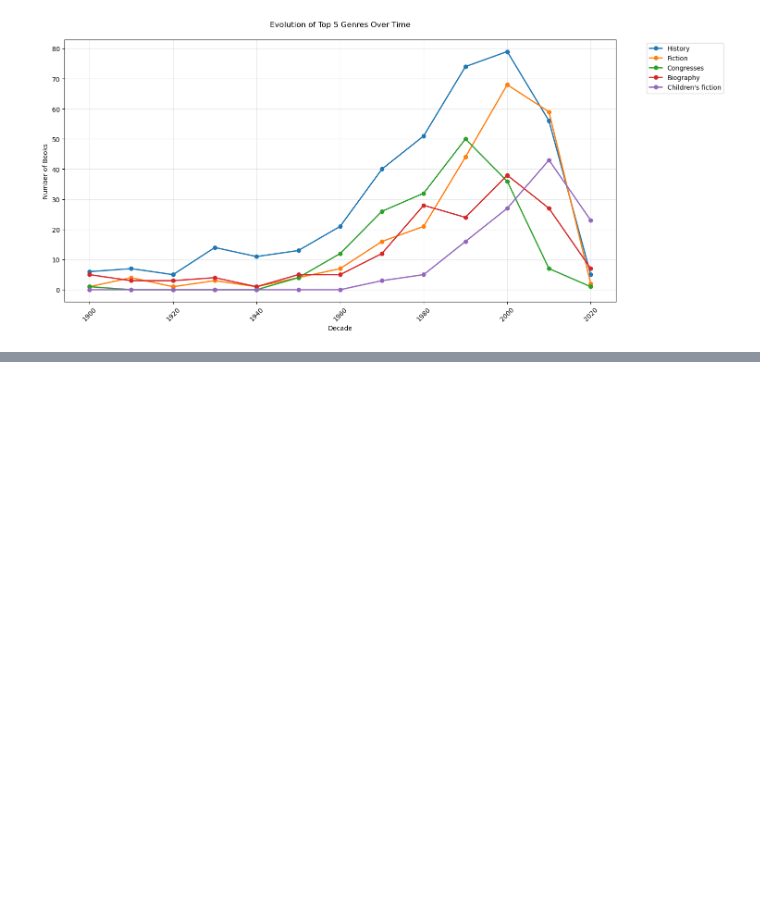
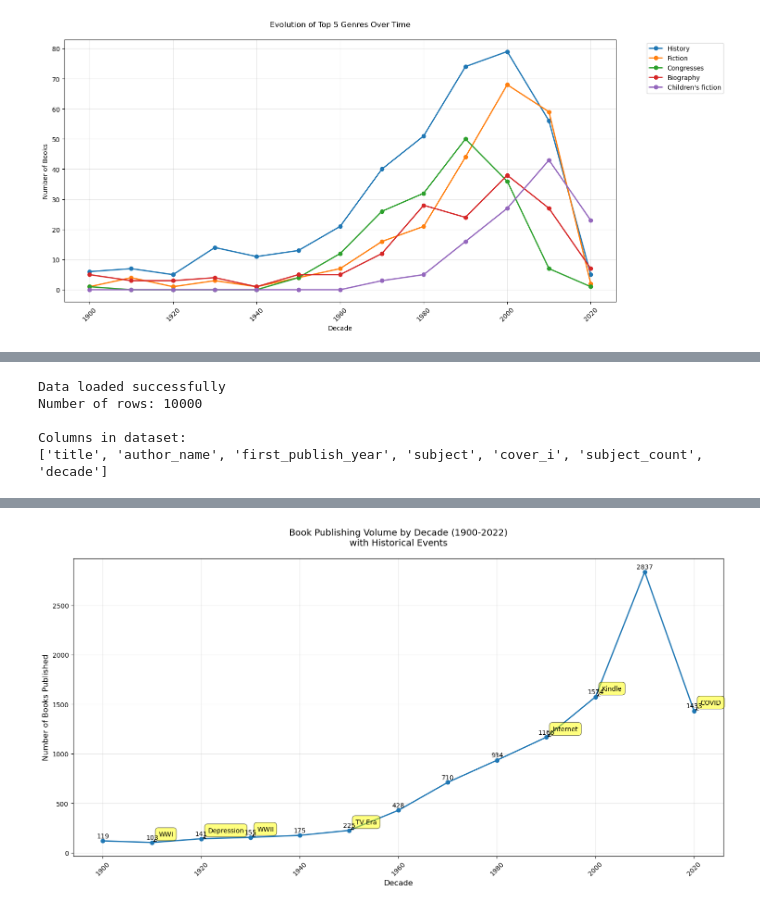
Before and after one commit to christiemegill/book_publishing_analysis, a Jupyter notebook: notebooks/publishing_evolution_analysis.ipynb, the cells around one changed output, grey strips where cells are left out. Cells and saved outputs as stored; diff of their text form; code cells hidden in the pictures; blank space fills up the shorter version.

Commit message:
Add initial publishing trends analysis

```diff
--- a/notebooks/publishing_evolution_analysis.ipynb
+++ b/notebooks/publishing_evolution_analysis.ipynb
@@ -246,0 +436,74 @@ plt.show()
+# %%
+# Go up one level and into data directory
+df = pd.read_csv('../data/modern_english_books.csv')
+print("Data loaded successfully")
+print(f"Number of rows: {len(df)}")
+print("\nColumns in dataset:")
+print(df.columns.tolist())
+# %% [output]
+Data loaded successfully
+Number of rows: 10000
+
+Columns in dataset:
+['title', 'author_name', 'first_publish_year', 'subject', 'cover_i', 'subject_count', 'decade']
+# %%
+def analyze_publication_trends_with_events():
+    # Create decade bins
+    df['decade'] = (df['first_publish_year'] // 10) * 10
+
+    # Count books per decade
+    decade_counts = df['decade'].value_counts().sort_index()
+
+    # Create figure
+    plt.figure(figsize=(15, 8))
+
+    # Plot decade trends
+    plt.plot(decade_counts.index, decade_counts.values, marker='o', linewidth=2)
+
+    # Historical events to annotate
+    events = {
+        1910: ('WWI', 'Start of World War I'),
+        1929: ('Depression', 'Great Depression'),
+        1939: ('WWII', 'Start of World War II'),
+        1950: ('TV Era', 'Television becomes widespread'),
+        1995: ('Internet', 'Internet becomes mainstream'),
+        2007: ('Kindle', 'Amazon Kindle released'),
+        2020: ('COVID', 'COVID-19 Pandemic')
+    }
+
+    # Add event annotations
+    for year, (label, desc) in events.items():
+        nearest_decade = (year // 10) * 10
+        if nearest_decade in decade_counts.index:
+            count = decade_counts[nearest_decade]
+            plt.annotate(label,
+                        xy=(nearest_decade, count),
+                        xytext=(10, 10),
+                        textcoords='offset points',
+                        ha='left',
+                        bbox=dict(boxstyle='round,pad=0.5', fc='yellow', alpha=0.5),
+                        arrowprops=dict(arrowstyle='->'))
+
+    # Customize plot
+    plt.title('Book Publishing Volume by Decade (1900-2022)\nwith Historical Events', pad=20, fontsize=14)
+    plt.xlabel('Decade', fontsize=12)
+    plt.ylabel('Number of Books Published', fontsize=12)
+    plt.grid(True, alpha=0.3)
+
+    # Add value labels
+    for x, y in zip(decade_counts.index, decade_counts.values):
+        plt.text(x, y + 30, str(y), ha='center')
+
+    plt.xticks(rotation=45)
+    plt.tight_layout()
+
+    return decade_counts
+
+# Run the analysis
+volume_trends = analyze_publication_trends_with_events()
+
+# Display summary statistics
+print("\nPublishing Volume by Decade:")
+for decade in sorted(volume_trends.index):
+    print(f"{decade}s: {volume_trends[decade]:,} books")
+# %% [output]
@@ -246,0 +524 @@ plt.show()
+[figure, added]
```
Also changed, not shown: parts of 9 cells of this notebook.
